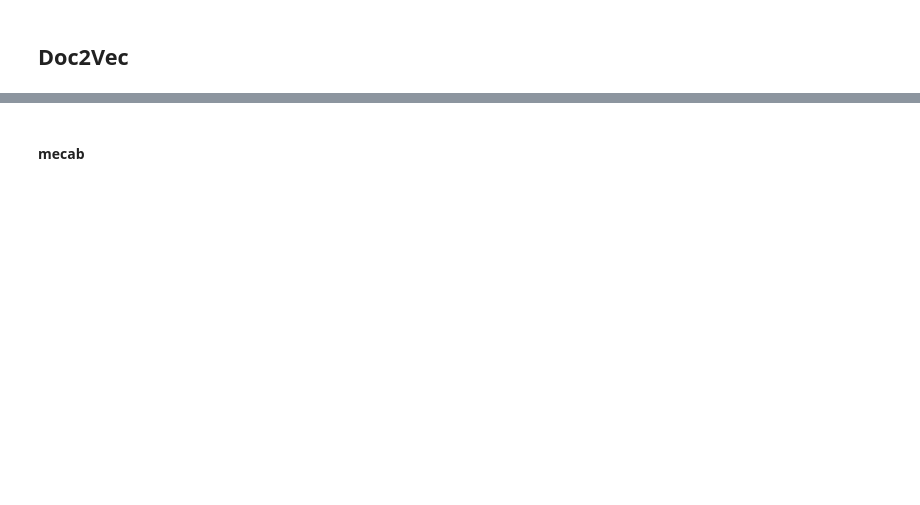
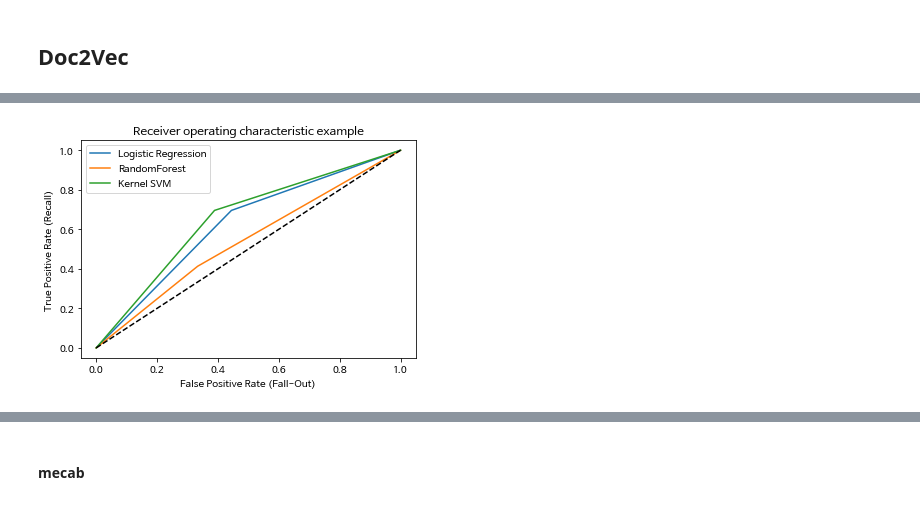
Before and after one commit to buenhyden/Private_Project, a Jupyter notebook: personal_project/5_Train_Classifier_Using_Doc2Vec_For_Sentiment_analysis.ipynb, the cells around one changed output, grey strips where cells are left out. Saved outputs shown, nothing was run; the diff lists cells and outputs as text; code cells hidden in the pictures; blank space fills up the shorter version.

```diff
--- a/personal_project/5_Train_Classifier_Using_Doc2Vec_For_Sentiment_analysis.ipynb
+++ b/personal_project/5_Train_Classifier_Using_Doc2Vec_For_Sentiment_analysis.ipynb
@@ -102,0 +153,4 @@ del classifier2
+# %%
+test_x_by_m1_name = 'test_x_Doc2Vec-dm-m-d2000-n7-w10-mc5-s0.001-t12-ct'
+test_x_by_m1 = pickle.load(open(saveTrainPath+test_x_by_m1_name,'rb'))
+test_y = pickle.load(open(saveTrainPath+'test_y_for_sentiment_analysis','rb'))
@@ -102,0 +159,7 @@ del classifier2
+# %%
+classifier = LogisticRegression(random_state=1234)
+classifier.fit(train_x_by_m1, train_y)
+print (classifier.get_params())
+print( 'score : {}'.format(classifier.score(test_x_by_m1, test_y)))
+print ('classification report')
+print (classification_report(test_y, classifier.predict(test_x_by_m1)))
@@ -102,0 +180,7 @@ del classifier2
+# %%
+classifier2 = RandomForestClassifier(random_state=1234)
+classifier2.fit(train_x_by_m1, train_y)
+print (classifier2.get_params())
+print( 'score : {}'.format(classifier2.score(test_x_by_m1, test_y)))
+print ('classification report')
+print (classification_report(test_y, classifier2.predict(test_x_by_m1)))
@@ -102,0 +201,7 @@ del classifier2
+# %%
+classifier3 = SVC(kernel = 'linear', gamma = 2)
+classifier3.fit(train_x_by_m1, train_y)
+print (classifier3.get_params())
+print( 'score : {}'.format(classifier3.score(test_x_by_m1, test_y)))
+print ('classification report')
+print (classification_report(test_y, classifier3.predict(test_x_by_m1)))
@@ -102,0 +220,4 @@ del classifier2
+# %%
+Make_Roc_Curve(test_x_by_m1, test_y, classifier, classifier2, classifier3)
+# %% [output]
+[figure, added]
```
Also changed, not shown: parts of 162 cells of this notebook, 1 other file.
